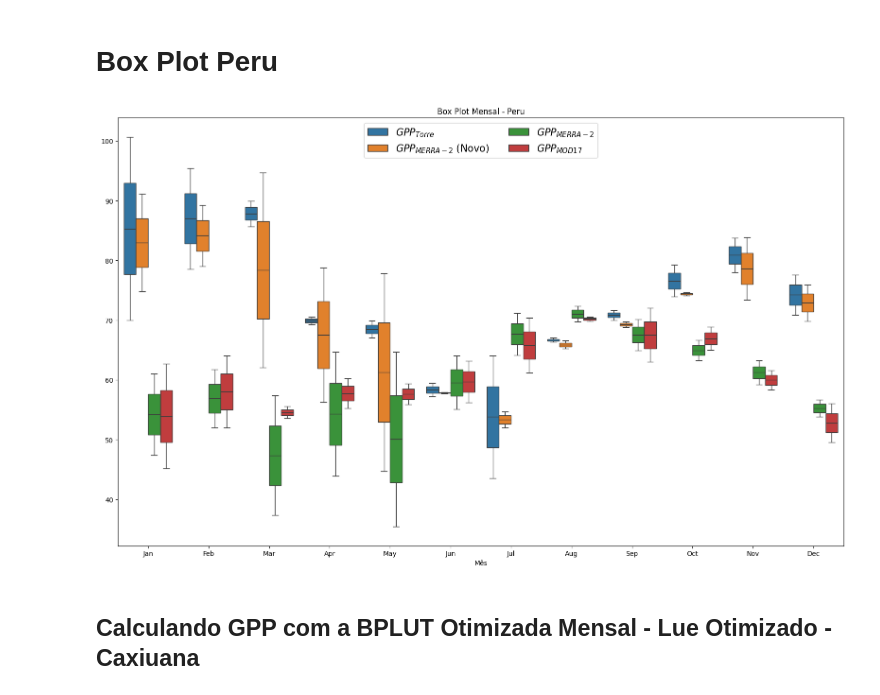
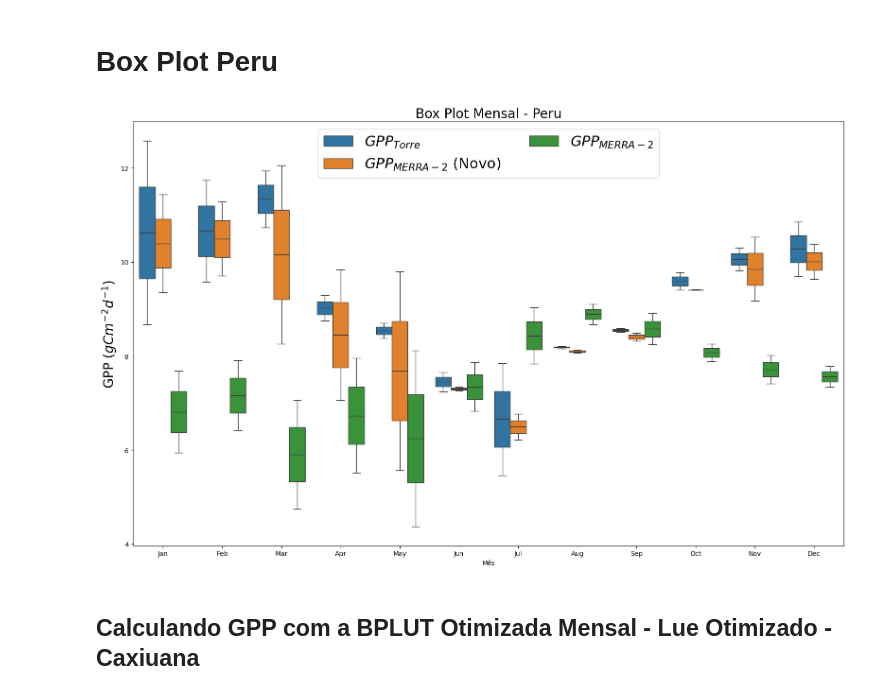
Before and after one commit to JeanArthurCostaDias/MOD17-OPTIMIZATION-AND-PREDICTION, a Jupyter notebook: otimizacao/plots_otimizacoes_GA_Mensal.ipynb, the cells around one changed output. Drawn from its saved outputs; the diff is of its cells as text; code cells hidden in the pictures.

```diff
--- a/otimizacao/plots_otimizacoes_GA_Mensal.ipynb
+++ b/otimizacao/plots_otimizacoes_GA_Mensal.ipynb
@@ -187,45 +189,45 @@ plt.legend(['Observacoes Peru', 'Algoritmo Padrão', 'Modis Peru', 'Algoritmo Ot
 # Box Plot Peru
 # %%
 # Definindo os dados mensais de Peru
-observacoes_peru_monthly = observacoes_peru.resample('M').mean()
-new_params_peru_monthly = previsoes_peru.squeeze().resample('M').mean()
-peru_gpp_mod_monthly = gpp_modis_peru.resample('M').mean()
-smoothed_gpp_algpad_peru_monthly = gpp_algpad_peru.resample('M').mean()
+observacoes_peru_monthly = observacoes_peru_diario.resample('M').mean()
+new_params_peru_monthly = previsoes_peru_diario.squeeze().resample('M').mean()
+#peru_gpp_mod_monthly = gpp_modis_peru.resample('M').mean()
+smoothed_gpp_algpad_peru_monthly = gpp_algpad_peru_diario.resample('M').mean()
 
 # Criando DataFrame para Peru com os dados resampleados
 df_peru = pd.DataFrame({
     '$GPP_{Torre}$': observacoes_peru_monthly,
     '$GPP_{MERRA-2}$ (Novo)': new_params_peru_monthly,
     '$GPP_{MERRA-2}$': smoothed_gpp_algpad_peru_monthly,
-    '$GPP_{MOD17}$': peru_gpp_mod_monthly
+ #   '$GPP_{MOD17}$': peru_gpp_mod_monthly
 })
 
 # Resetando o índice para ter uma coluna de datas
 df_peru.reset_index(inplace=True)
 
 # Derretendo o DataFrame para ter todas as variáveis em uma única coluna
 df_peru_melted = df_peru.melt(id_vars='index', var_name='Medição de GPP', value_name='Valor')
 
 # Obtendo o ano e o mês de cada data
 df_peru_melted['Ano'] = df_peru_melted['index'].dt.year
 df_peru_melted['Mes'] = df_peru_melted['index'].dt.strftime('%b')
 
 
 # Plotando os boxplots em subplots
 fig, axes = plt.subplots(figsize=(16, 10))
 
 # Boxplot para Peru
 sns.boxplot(data=df_peru_melted, x='Mes', y='Valor', hue='Medição de GPP', dodge=True, ax=axes)
-axes.set_title('Box Plot Mensal - Peru')  # Definindo título
-axes.set_ylabel('')  # Definindo rótulo do eixo y
+axes.set_title('Box Plot Mensal - Peru', fontsize=20)  # Definindo título
+axes.set_ylabel('GPP ($gCm^{-2}d^{-1}$)', fontsize=20)  # Definindo rótulo do eixo y
 axes.set_xlabel('Mês')  # Definindo rótulo do eixo x
-axes.legend(loc='upper center', fontsize=15, ncol=2)  # Definindo legenda
+axes.legend(loc='upper center', fontsize=22, ncol=2)  # Definindo legenda
 
 plt.tight_layout()  # Ajustando layout
-#plt.savefig('BoxPlot_Santarem_Peru.png', dpi=300, bbox_inches='tight', pad_inches=0.2)  # Salvando figura
+plt.savefig('BoxPlot_Peru.png', dpi=300, bbox_inches='tight', pad_inches=0.2)  # Salvando figura
 plt.show()
 # %% [output]
-[figure, old version]
+[figure, new version]
 # %% [markdown]
 ## Calculando GPP com a BPLUT Otimizada Mensal - Lue Otimizado - Caxiuana
 # %%
```
Also changed, not shown: parts of 12 cells of this notebook, 7 other files.
